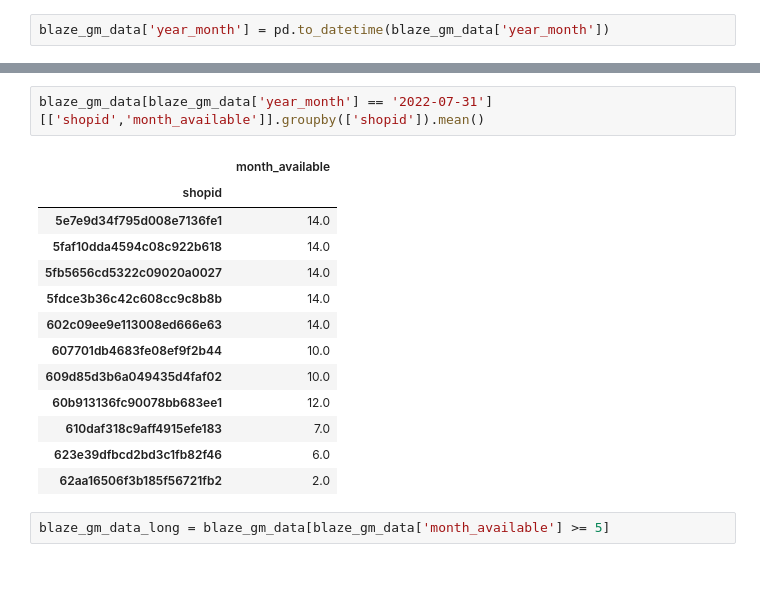
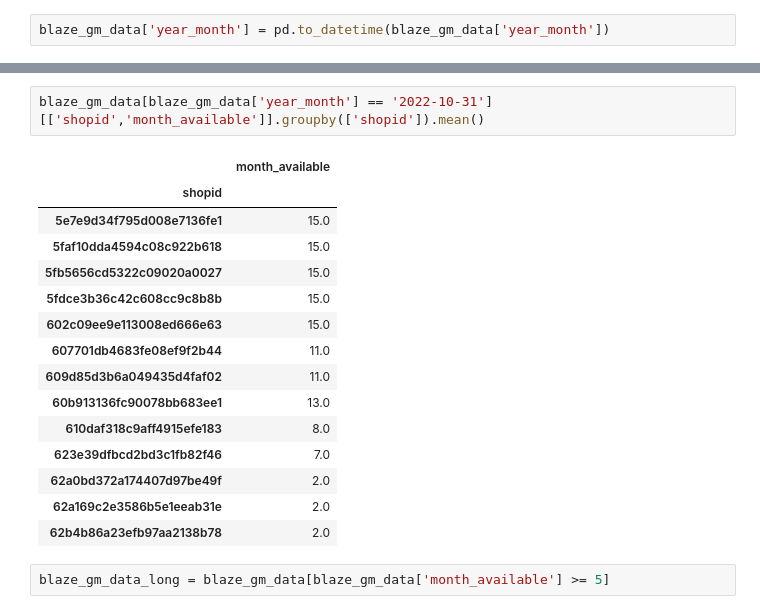
Before and after one commit to warrenshen/platform, a Jupyter notebook: services/api-server/notebooks/analysis/blaze_data_analysis_MA_master.ipynb, the cells around one changed output, grey strips where cells are left out. Drawn from its saved outputs; the diff is of its cells as text; blank space fills up the shorter version.

```diff
--- a/services/api-server/notebooks/analysis/blaze_data_analysis_MA_master.ipynb
+++ b/services/api-server/notebooks/analysis/blaze_data_analysis_MA_master.ipynb
@@ -354,19 +355,21 @@ blaze_gm_data[['year_month','shopid']].groupby(['year_month']).nunique()
 # %%
-blaze_gm_data[blaze_gm_data['year_month'] == '2022-07-31'][['shopid','month_available']].groupby(['shopid']).mean()
+blaze_gm_data[blaze_gm_data['year_month'] == '2022-10-31'][['shopid','month_available']].groupby(['shopid']).mean()
 # %% [output]
 |  | month_available |
 | shopid |  |
-| 5e7e9d34f795d008e7136fe1 | 14.0 |
-| 5faf10dda4594c08c922b618 | 14.0 |
-| 5fb5656cd5322c09020a0027 | 14.0 |
-| 5fdce3b36c42c608cc9c8b8b | 14.0 |
-| 602c09ee9e113008ed666e63 | 14.0 |
-| 607701db4683fe08ef9f2b44 | 10.0 |
-| 609d85d3b6a049435d4faf02 | 10.0 |
-| 60b913136fc90078bb683ee1 | 12.0 |
-| 610daf318c9aff4915efe183 | 7.0 |
-| 623e39dfbcd2bd3c1fb82f46 | 6.0 |
-| 62aa16506f3b185f56721fb2 | 2.0 |
+| 5e7e9d34f795d008e7136fe1 | 15.0 |
+| 5faf10dda4594c08c922b618 | 15.0 |
+| 5fb5656cd5322c09020a0027 | 15.0 |
+| 5fdce3b36c42c608cc9c8b8b | 15.0 |
+| 602c09ee9e113008ed666e63 | 15.0 |
+| 607701db4683fe08ef9f2b44 | 11.0 |
+| 609d85d3b6a049435d4faf02 | 11.0 |
+| 60b913136fc90078bb683ee1 | 13.0 |
+| 610daf318c9aff4915efe183 | 8.0 |
+| 623e39dfbcd2bd3c1fb82f46 | 7.0 |
+| 62a0bd372a174407d97be49f | 2.0 |
+| 62a169c2e3586b5e1eeab31e | 2.0 |
+| 62b4b86a23efb97aa2138b78 | 2.0 |
 # %%
 blaze_gm_data_long = blaze_gm_data[blaze_gm_data['month_available'] >= 5]
 # %%
```
Also changed, not shown: parts of 59 cells of this notebook, 3 other files.
